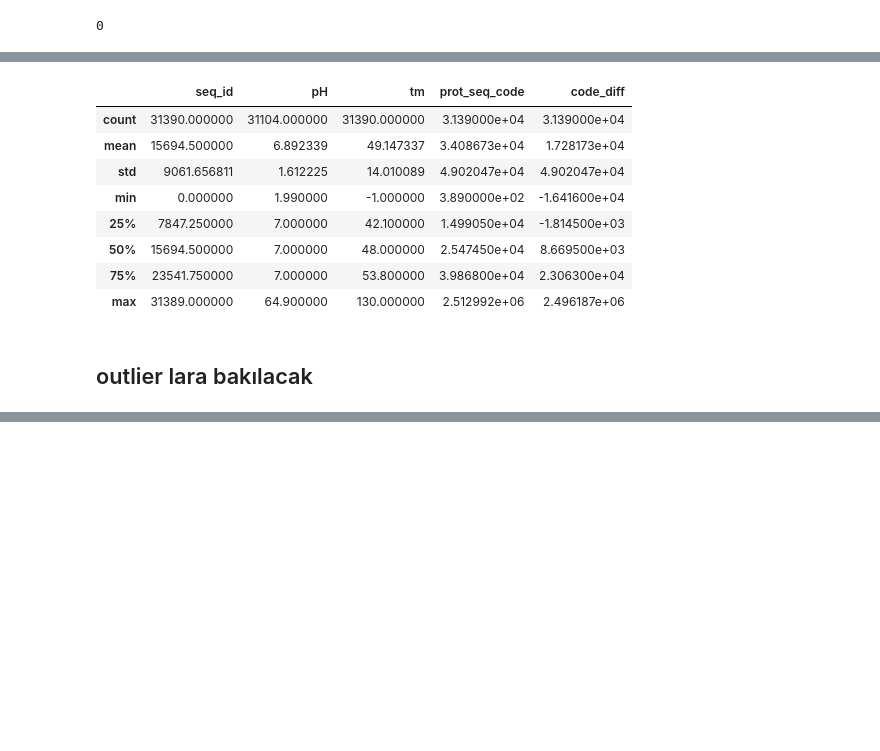
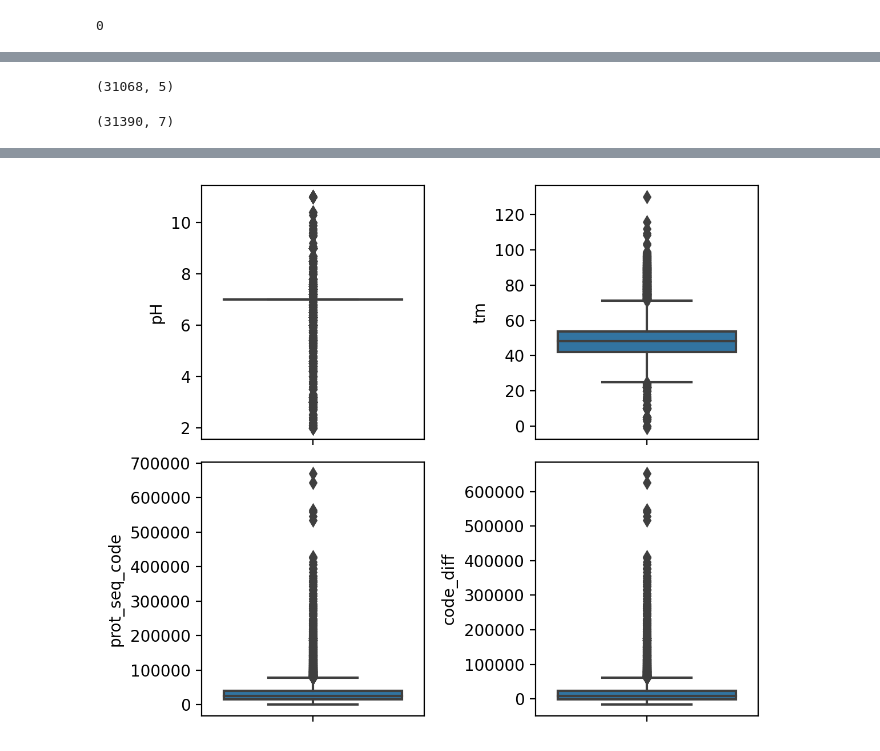
Before and after one commit to hllry2022/Novozyme_Protein_Stability_Prediction, a Jupyter notebook: Novozyme_Enzyme_Stability_Prediction/Novozyme_Enzyme_Stability_Prediction.ipynb, the cells around one changed output, grey strips where cells are left out. Saved outputs shown, nothing was run; the diff lists cells and outputs as text; code cells hidden in the pictures; blank space fills up the shorter version.

```diff
--- a/Novozyme_Enzyme_Stability_Prediction/Novozyme_Enzyme_Stability_Prediction.ipynb
+++ b/Novozyme_Enzyme_Stability_Prediction/Novozyme_Enzyme_Stability_Prediction.ipynb
@@ -216,0 +297,6 @@ sns.boxplot(df.pH)
+# %%
+for col in df_numeric.columns[1:]:
+    print(f"For {col} feature:")
+    print("---"*10)
+    iqr_lower_upper(col)
+    print("###"*10)
@@ -216,0 +321,7 @@ sns.boxplot(df.pH)
+# %%
+# fold=2 için outlier değerler
+for col in df_numeric.columns[1:]:
+    print(f"For {col} feature:")
+    print("---"*10)
+    iqr_lower_upper(col, fold=2)
+    print("###"*10)
@@ -222,3 +351,5 @@ sns.boxplot(df.pH)
 (df.pH<0).sum()
 # %% [output]
 0
+# %%
+df_numeric =df_numeric[df.pH<14]
@@ -225,14 +370,17 @@ sns.boxplot(df.pH)
+# %%
+df_numeric=df_numeric[df_numeric.prot_seq_code<1000000]
+# %%
+df_numeric.shape
+# %% [output]
+(31068, 5)
 # %%
-df.describe()
+df.shape
 # %% [output]
-|  | seq_id | pH | tm | prot_seq_code | code_diff |
-| count | 31390.000000 | 31104.000000 | 31390.000000 | 3.139000e+04 | 3.139000e+04 |
-| mean | 15694.500000 | 6.892339 | 49.147337 | 3.408673e+04 | 1.728173e+04 |
-| std | 9061.656811 | 1.612225 | 14.010089 | 4.902047e+04 | 4.902047e+04 |
-| min | 0.000000 | 1.990000 | -1.000000 | 3.890000e+02 | -1.641600e+04 |
-| 25% | 7847.250000 | 7.000000 | 42.100000 | 1.499050e+04 | -1.814500e+03 |
-| 50% | 15694.500000 | 7.000000 | 48.000000 | 2.547450e+04 | 8.669500e+03 |
-| 75% | 23541.750000 | 7.000000 | 53.800000 | 3.986800e+04 | 2.306300e+04 |
-| max | 31389.000000 | 64.900000 | 130.000000 | 2.512992e+06 | 2.496187e+06 |
+(31390, 7)
-# %% [markdown]
-## outlier lara bakılacak
+# %%
+fig = plt.figure(figsize=(6,5), dpi=200)
+for i, col in enumerate(df_numeric.iloc[:,1:]):
+        plt.subplot(2,2,i+1)
+        sns.boxplot(y=col, data=df_numeric)
+plt.tight_layout();
+# %% [output]
@@ -238,0 +397 @@ df.describe()
+[figure, added]
```
Also changed, not shown: parts of 42 cells of this notebook.
